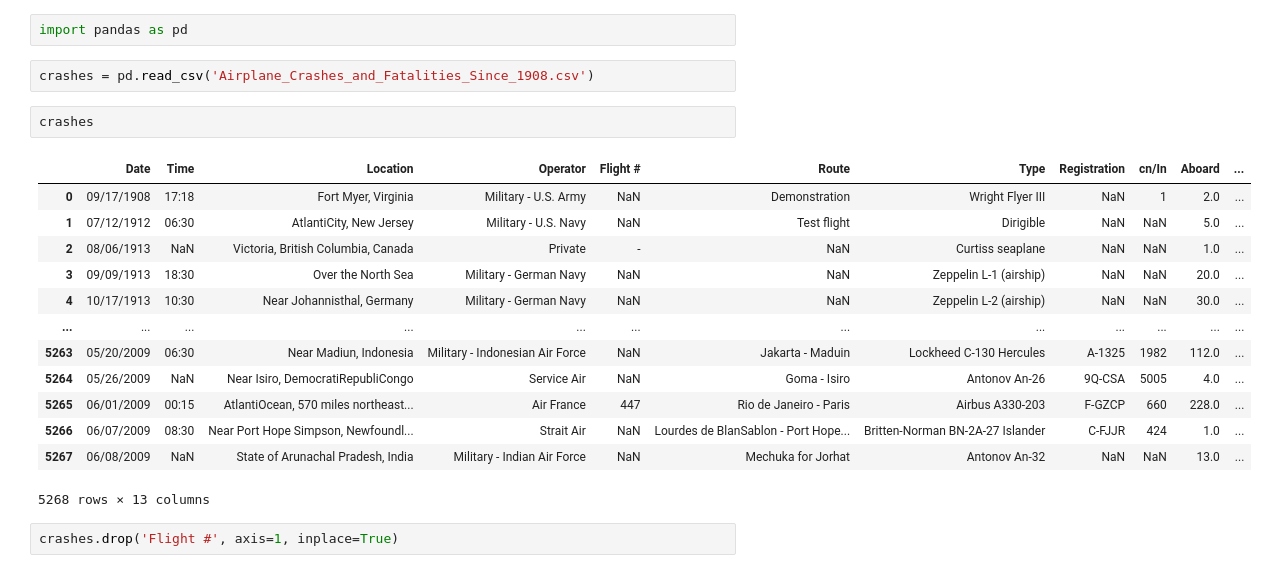
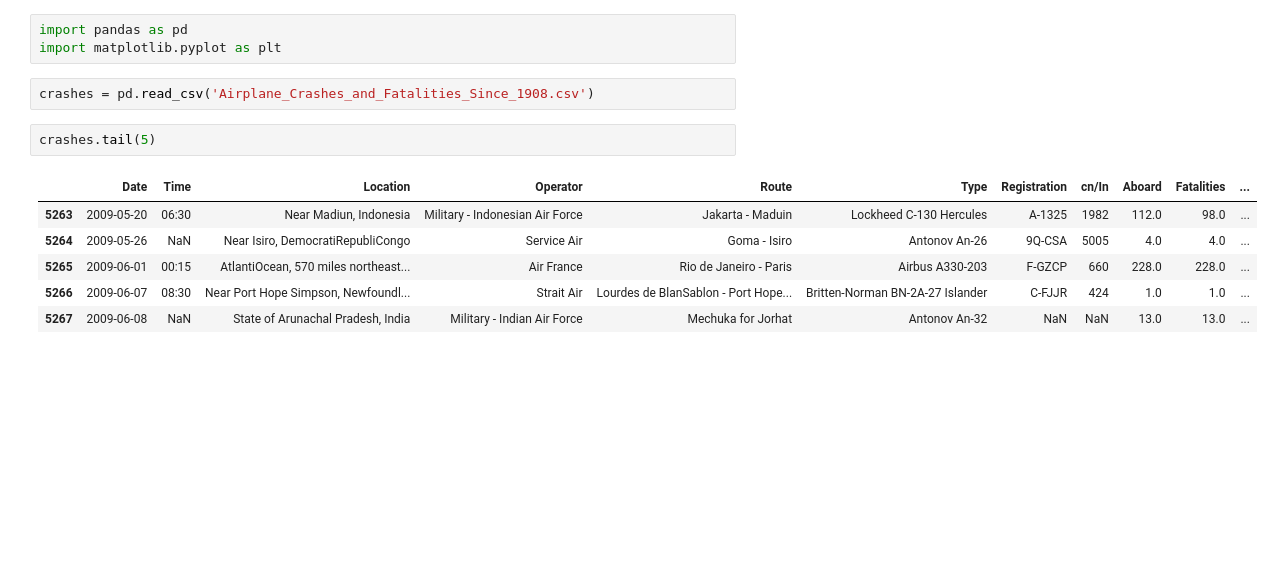
Before and after one commit to programmersockson/air-crash-data-analysis, a Jupyter notebook: airplane_crashes.ipynb, the cells around one changed output. Cells and saved outputs as stored; diff of their text form; blank space fills up the shorter version.

```diff
--- a/airplane_crashes.ipynb
+++ b/airplane_crashes.ipynb
@@ -1,22 +1,14 @@
 # %%
 import pandas as pd
+import matplotlib.pyplot as plt
 # %%
 crashes = pd.read_csv('Airplane_Crashes_and_Fatalities_Since_1908.csv')
 # %%
-crashes
+crashes.tail(5)
 # %% [output]
-|  | Date | Time | Location | Operator | Flight # | Route | Type | Registration | cn/In | Aboard | ... |
-| 0 | 09/17/1908 | 17:18 | Fort Myer, Virginia | Military - U.S. Army | NaN | Demonstration | Wright Flyer III | NaN | 1 | 2.0 | ... |
-| 1 | 07/12/1912 | 06:30 | AtlantiCity, New Jersey | Military - U.S. Navy | NaN | Test flight | Dirigible | NaN | NaN | 5.0 | ... |
-| 2 | 08/06/1913 | NaN | Victoria, British Columbia, Canada | Private | - | NaN | Curtiss seaplane | NaN | NaN | 1.0 | ... |
-| 3 | 09/09/1913 | 18:30 | Over the North Sea | Military - German Navy | NaN | NaN | Zeppelin L-1 (airship) | NaN | NaN | 20.0 | ... |
-| 4 | 10/17/1913 | 10:30 | Near Johannisthal, Germany | Military - German Navy | NaN | NaN | Zeppelin L-2 (airship) | NaN | NaN | 30.0 | ... |
-| ... | ... | ... | ... | ... | ... | ... | ... | ... | ... | ... | ... |
-| 5263 | 05/20/2009 | 06:30 | Near Madiun, Indonesia | Military - Indonesian Air Force | NaN | Jakarta - Maduin | Lockheed C-130 Hercules | A-1325 | 1982 | 112.0 | ... |
-| 5264 | 05/26/2009 | NaN | Near Isiro, DemocratiRepubliCongo | Service Air | NaN | Goma - Isiro | Antonov An-26 | 9Q-CSA | 5005 | 4.0 | ... |
-| 5265 | 06/01/2009 | 00:15 | AtlantiOcean, 570 miles northeast... | Air France | 447 | Rio de Janeiro - Paris | Airbus A330-203 | F-GZCP | 660 | 228.0 | ... |
-| 5266 | 06/07/2009 | 08:30 | Near Port Hope Simpson, Newfoundl... | Strait Air | NaN | Lourdes de BlanSablon - Port Hope... | Britten-Norman BN-2A-27 Islander | C-FJJR | 424 | 1.0 | ... |
-| 5267 | 06/08/2009 | NaN | State of Arunachal Pradesh, India | Military - Indian Air Force | NaN | Mechuka for Jorhat | Antonov An-32 | NaN | NaN | 13.0 | ... |
+|  | Date | Time | Location | Operator | Route | Type | Registration | cn/In | Aboard | Fatalities | ... |
+| 5263 | 2009-05-20 | 06:30 | Near Madiun, Indonesia | Military - Indonesian Air Force | Jakarta - Maduin | Lockheed C-130 Hercules | A-1325 | 1982 | 112.0 | 98.0 | ... |
+| 5264 | 2009-05-26 | NaN | Near Isiro, DemocratiRepubliCongo | Service Air | Goma - Isiro | Antonov An-26 | 9Q-CSA | 5005 | 4.0 | 4.0 | ... |
+| 5265 | 2009-06-01 | 00:15 | AtlantiOcean, 570 miles northeast... | Air France | Rio de Janeiro - Paris | Airbus A330-203 | F-GZCP | 660 | 228.0 | 228.0 | ... |
+| 5266 | 2009-06-07 | 08:30 | Near Port Hope Simpson, Newfoundl... | Strait Air | Lourdes de BlanSablon - Port Hope... | Britten-Norman BN-2A-27 Islander | C-FJJR | 424 | 1.0 | 1.0 | ... |
+| 5267 | 2009-06-08 | NaN | State of Arunachal Pradesh, India | Military - Indian Air Force | Mechuka for Jorhat | Antonov An-32 | NaN | NaN | 13.0 | 13.0 | ... |
-5268 rows × 13 columns
-# %%
-crashes.drop('Flight #', axis=1, inplace=True)
```
Also changed, not shown: parts of 13 cells of this notebook.
